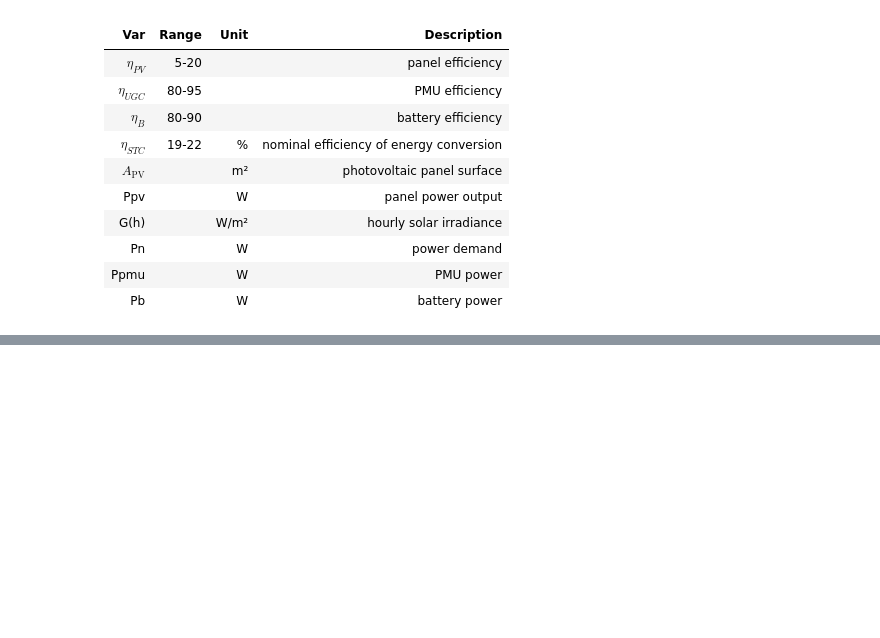
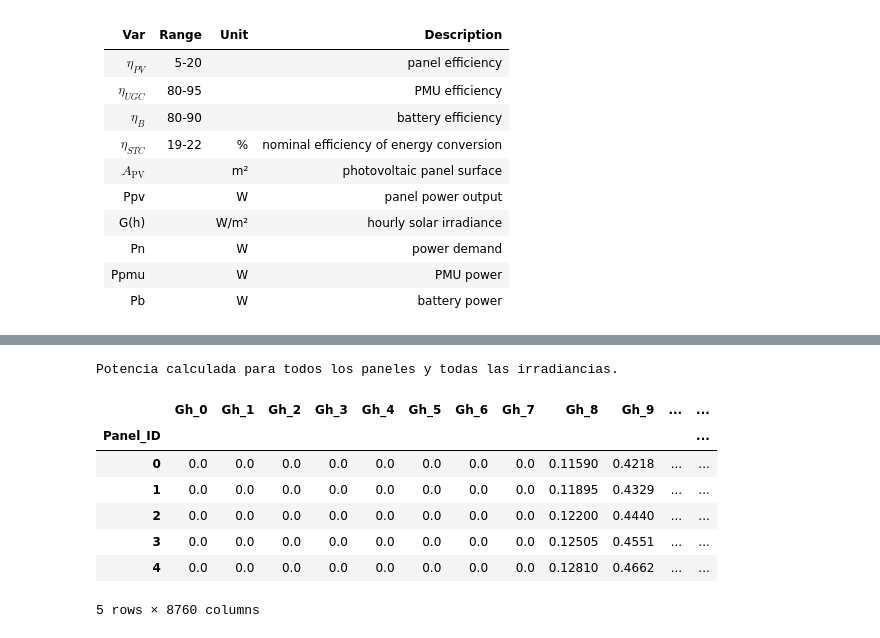
Before and after one commit to UCLM-ARCO/oasis-ehs, a Jupyter notebook: dataset.ipynb, the cells around one changed output, grey strips where cells are left out. Saved outputs shown, nothing was run; the diff lists cells and outputs as text; code cells hidden in the pictures; blank space fills up the shorter version.

```diff
--- a/dataset.ipynb
+++ b/dataset.ipynb
@@ -639,0 +136,29 @@ Primeros 5 paneles en hora de máxima irradiancia (hora 6):
+# %%
+# Calcular la potencia de cada panel para cada valor de irradiancia
+
+panel_powers = []
+for idx, panel in panels_df.iterrows():
+    Apv = panel['Apv(m2)']
+    nstc = panel['eta_stc(%)'] / 100  # convertir a fracción
+
+    powers = []
+    for Gh in data[data.columns[3]]:
+        powers.append(panel_power(Gh, Apv, nstc))
+    panel_powers.append(powers)
+
+panel_powers = pd.DataFrame(panel_powers)
+panel_powers.index = panels_df['Panel_ID']
+panel_powers.columns = [f"Gh_{i}" for i in range(len(panel_powers.columns))]
+
+print("Potencia calculada para todos los paneles y todas las irradiancias.")
+display(panel_powers.head())
+# %% [output]
+Potencia calculada para todos los paneles y todas las irradiancias.
+|  | Gh_0 | Gh_1 | Gh_2 | Gh_3 | Gh_4 | Gh_5 | Gh_6 | Gh_7 | Gh_8 | Gh_9 | ... | ... |
+| Panel_ID |  |  |  |  |  |  |  |  |  |  |  | ... |
+| 0 | 0.0 | 0.0 | 0.0 | 0.0 | 0.0 | 0.0 | 0.0 | 0.0 | 0.11590 | 0.4218 | ... | ... |
+| 1 | 0.0 | 0.0 | 0.0 | 0.0 | 0.0 | 0.0 | 0.0 | 0.0 | 0.11895 | 0.4329 | ... | ... |
+| 2 | 0.0 | 0.0 | 0.0 | 0.0 | 0.0 | 0.0 | 0.0 | 0.0 | 0.12200 | 0.4440 | ... | ... |
+| 3 | 0.0 | 0.0 | 0.0 | 0.0 | 0.0 | 0.0 | 0.0 | 0.0 | 0.12505 | 0.4551 | ... | ... |
+| 4 | 0.0 | 0.0 | 0.0 | 0.0 | 0.0 | 0.0 | 0.0 | 0.0 | 0.12810 | 0.4662 | ... | ... |
+5 rows × 8760 columns
```
Also changed, not shown: parts of 23 cells of this notebook.
